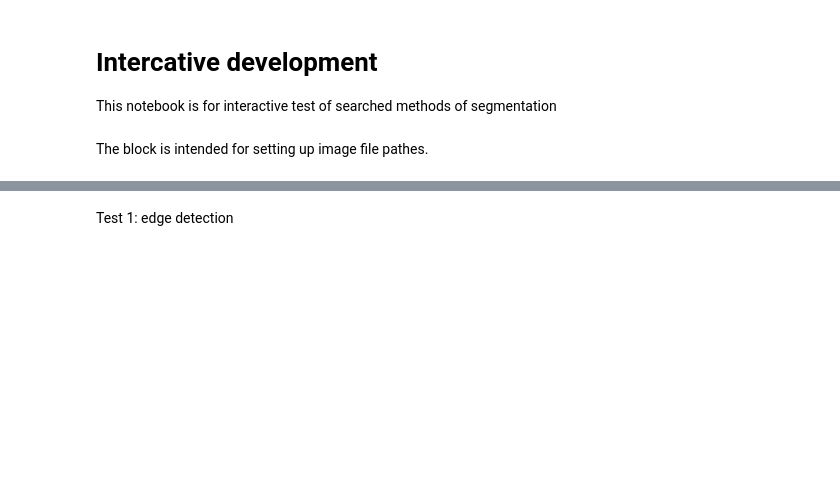
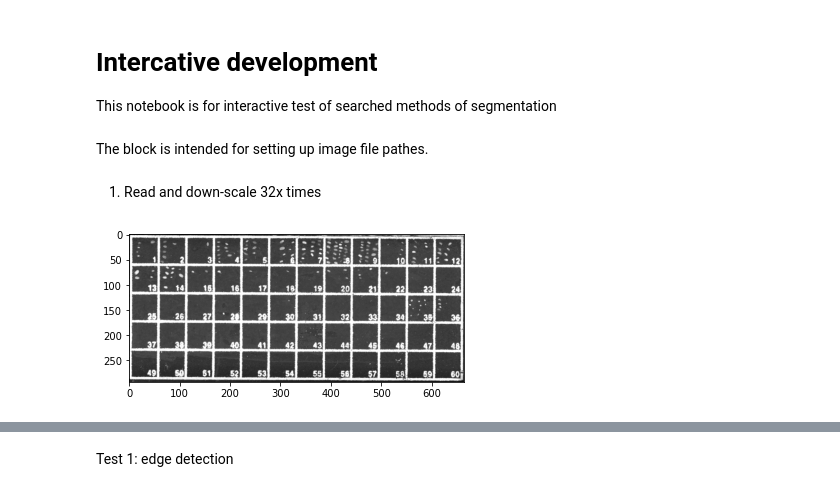
Before and after one commit to y1huac00/SummerProject, a Jupyter notebook: Utils/cv_experiments.ipynb, the cells around one changed output, grey strips where cells are left out. Cells and saved outputs as stored; diff of their text form; code cells hidden in the pictures; blank space fills up the shorter version.

```diff
--- a/Utils/cv_experiments.ipynb
+++ b/Utils/cv_experiments.ipynb
@@ -14,0 +11,16 @@ furry = '../Plaindata/!ZF6590-1-Globigerinoides-sacculifer_obj00001_plane000'
+# %%
+type_A = 'E:/HKU_Study/PhD/Lab_work/Keyence_Images/HK14THL1C_64_65_50X.tif'
+type_B = 'E:/HKU_Study/PhD/Lab_work/Keyence_Images/HK14THL1C_150_151_100X.jpg'
+# %% [markdown]
+1. Read and down-scale 32x times
+# %%
+def read_and_down(file_path, down_factor=32):
+    src = cv2.imread(file_path, cv2.IMREAD_GRAYSCALE)
+    width = int(src.shape[1] // down_factor)
+    height = int(src.shape[0] // down_factor)
+    dim = (width, height)
+    src = cv2.resize(src, dim, interpolation=cv2.INTER_AREA)
+    return src
+# %%
+plate_a = read_and_down(type_A)
+plate_b = read_and_down(type_B,16)
@@ -14,0 +31,5 @@ furry = '../Plaindata/!ZF6590-1-Globigerinoides-sacculifer_obj00001_plane000'
+# %%
+plt.imshow(plate_a,'gray')
+plt.show()
+# %% [output]
+[figure, added]
```
Also changed, not shown: parts of 14 cells of this notebook, 1 other file.
